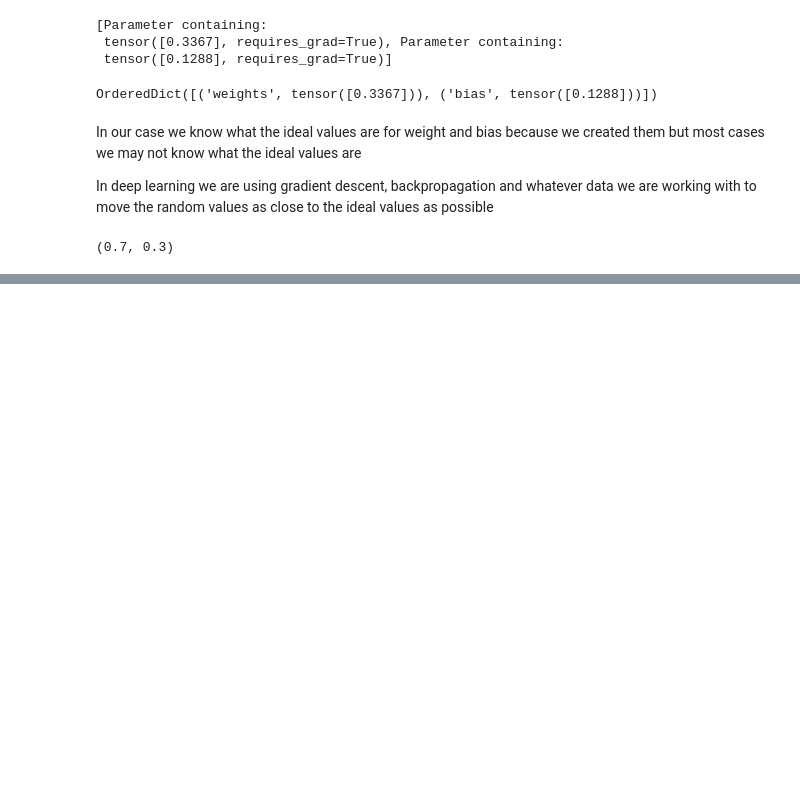
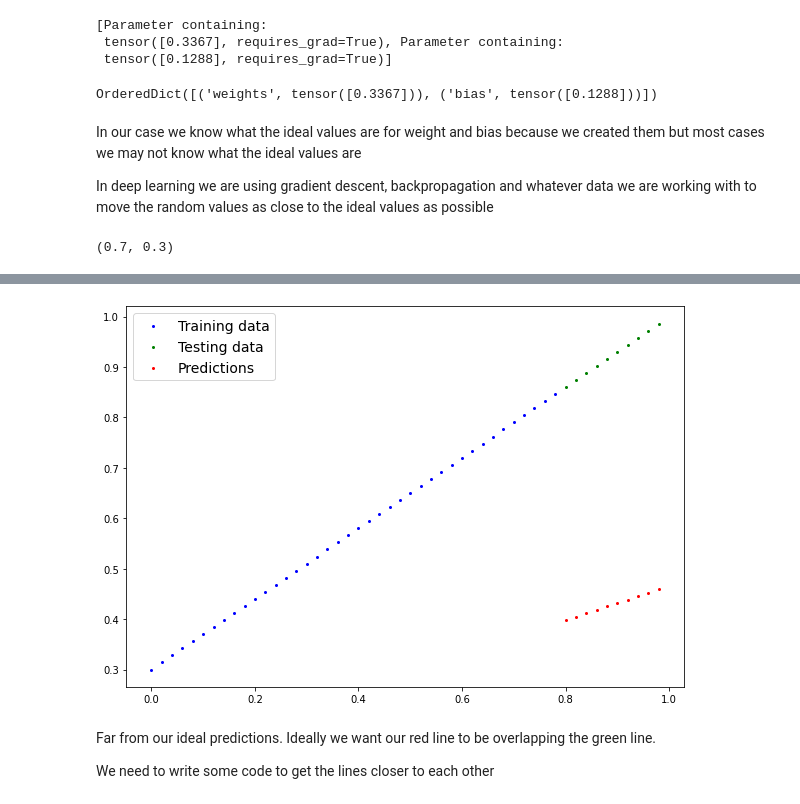
Before and after one commit to andrewdaotran/learning_pytorch_colab_notebook, a Jupyter notebook: notes/01_pytorch_workflow.ipynb, the cells around one changed output, grey strips where cells are left out. Cells and saved outputs as stored; diff of their text form; code cells hidden in the pictures; blank space fills up the shorter version.

Commit message:
Making predictions and training our model

```diff
--- a/notes/01_pytorch_workflow.ipynb
+++ b/notes/01_pytorch_workflow.ipynb
@@ -229,0 +238,10 @@ weight, bias
+# %%
+# Make predictions with model
+with torch.inference_mode(): # Context manager; long story short it makes your code faster;we use this for predictions; you don't need to use torch.inference_mode() but it turns off gradient tracking because with predictions we are not trying to keep track of how we are updating our models
+  y_preds = model_0(X_test)
+
+# You can also do something similar with torch.no_grad(), however, inference mode is preferred
+# with torch.nograd():
+#   y_preds = model_0(X_test)
+
+y_preds
@@ -229,0 +278,8 @@ weight, bias
+# %%
+plot_predictions(predictions=y_preds)
+# %% [output]
+[figure, added]
+# %% [markdown]
+Far from our ideal predictions. Ideally we want our red line to be overlapping the green line.
+
+We need to write some code to get the lines closer to each other
```
Also changed, not shown: parts of 9 cells of this notebook.
